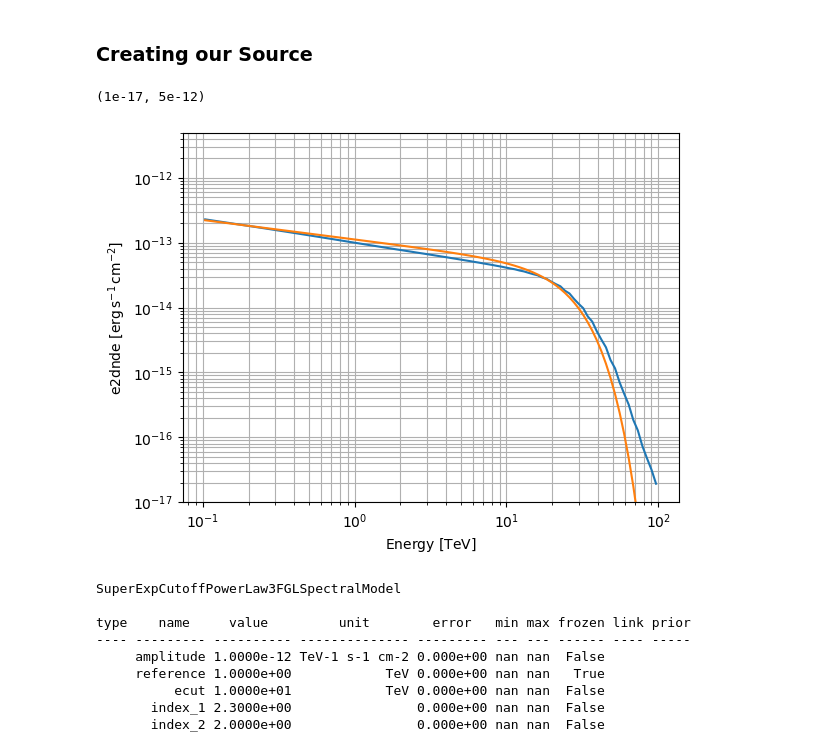
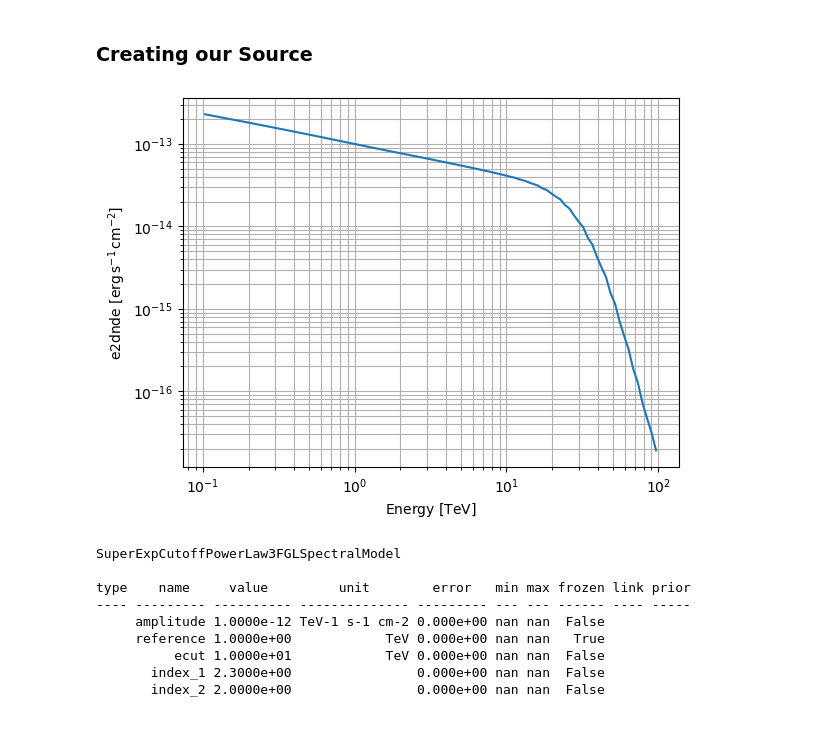
Before and after one commit to tcaba2/MASS_Thesis, a Jupyter notebook: simulations/Fermi/NGC1068_sim_FermiDR4.ipynb, the cells around one changed output. Drawn from its saved outputs; the diff is of its cells as text; code cells hidden in the pictures.

```diff
--- a/simulations/Fermi/NGC1068_sim_FermiDR4.ipynb
+++ b/simulations/Fermi/NGC1068_sim_FermiDR4.ipynb
@@ -45,37 +45,36 @@ fermi_model = source_4fgl.sky_model()
 # Specify the redshift of the source
 redshift = 0.00379
 
 # Load the EBL model. Here we use the model from Dominguez, 2011
 ebl = EBLAbsorptionNormSpectralModel.read_builtin("dominguez", redshift=redshift)
 
 # The Fermi model is multiplied by the EBL to get the final model
 spectral_model = fermi_model.spectral_model * ebl
 
 # Plotting the model
 energy_bounds = [0.1, 100] * u.TeV
 opts = dict(sed_type="e2dnde", yunits=u.Unit("erg cm-2 s-1"))
 spectral_model.plot(energy_bounds, **opts)
 plt.grid(which="both")
 
 # Getting the background
 bkg_model = FoVBackgroundModel(dataset_name="my-dataset")
 
 # Creating the satial model
 spatial_model = PointSpatialModel.from_position(target_position)
 
 spectral_model = SuperExpCutoffPowerLaw3FGLSpectralModel(
     index_1 = 2.3,
     index_2 = 2,
     amplitude = "0.7e-13 TeV-1 s-1 cm-2",
     reference = "1 TeV",
     ecut = "25 TeV",
 )
-spectral_model.plot(energy_bounds, **opts)
+#spectral_model.plot(energy_bounds, **opts)
 
-plt.ylim(1e-17, 5e-12)
+#plt.ylim(1e-17, 5e-12)
 # %% [output]
-(1e-17, 5e-12)
-[figure, old version]
+[figure, new version]
 # %%
 print(spectral_model)
 # %% [output]
```
Also changed, not shown: 2 other files.
